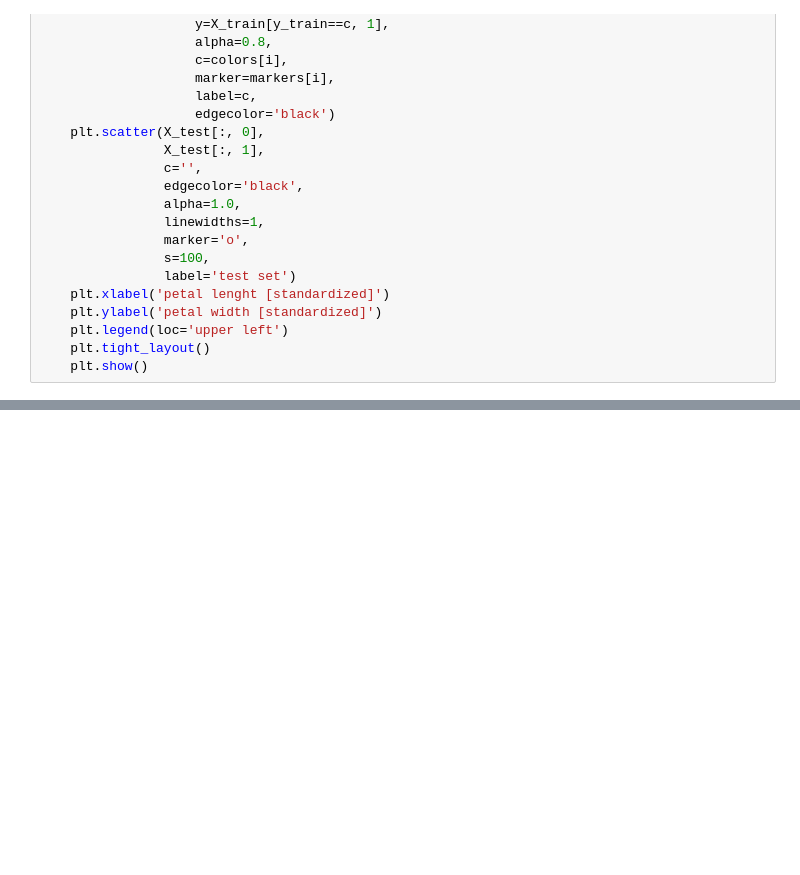
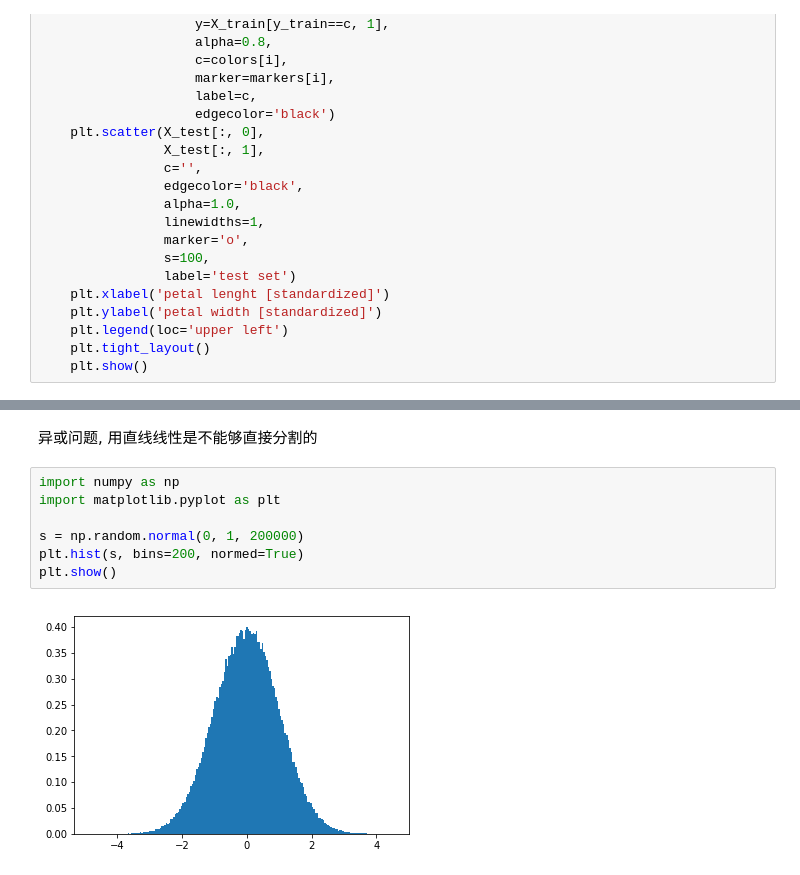
Before and after one commit to haormj/ml, a Jupyter notebook: 06.SVM/svm.ipynb, the cells around one changed output, grey strips where cells are left out. Saved outputs shown, nothing was run; the diff lists cells and outputs as text; blank space fills up the shorter version.

```diff
--- a/06.SVM/svm.ipynb
+++ b/06.SVM/svm.ipynb
@@ -96,0 +105,11 @@ plot_decision_regions(X_train_std, y_train, X_test_std, y_test, svc)
+# %% [markdown]
+异或问题, 用直线线性是不能够直接分割的
+# %%
+import numpy as np
+import matplotlib.pyplot as plt
+
+s = np.random.normal(0, 1, 200000)
+plt.hist(s, bins=200, normed=True)
+plt.show()
+# %% [output]
+[figure, added]
```
Also changed, not shown: parts of 3 cells of this notebook.
